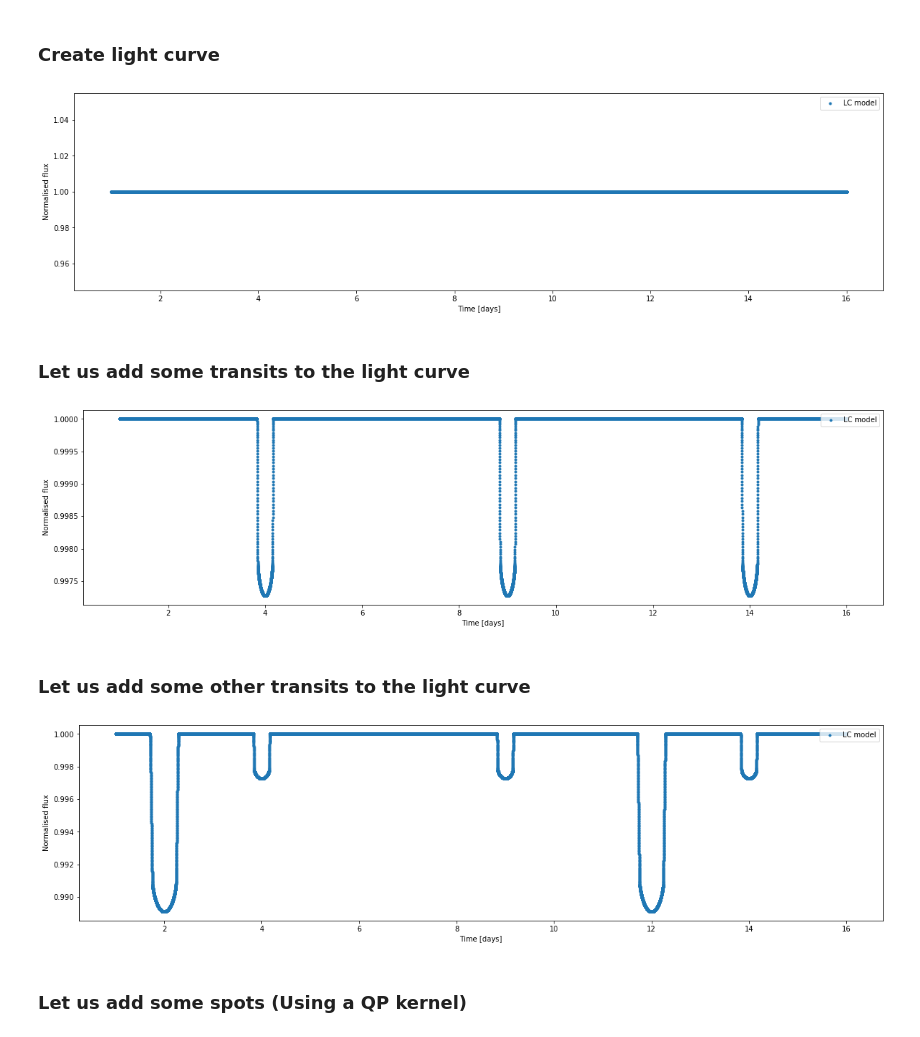
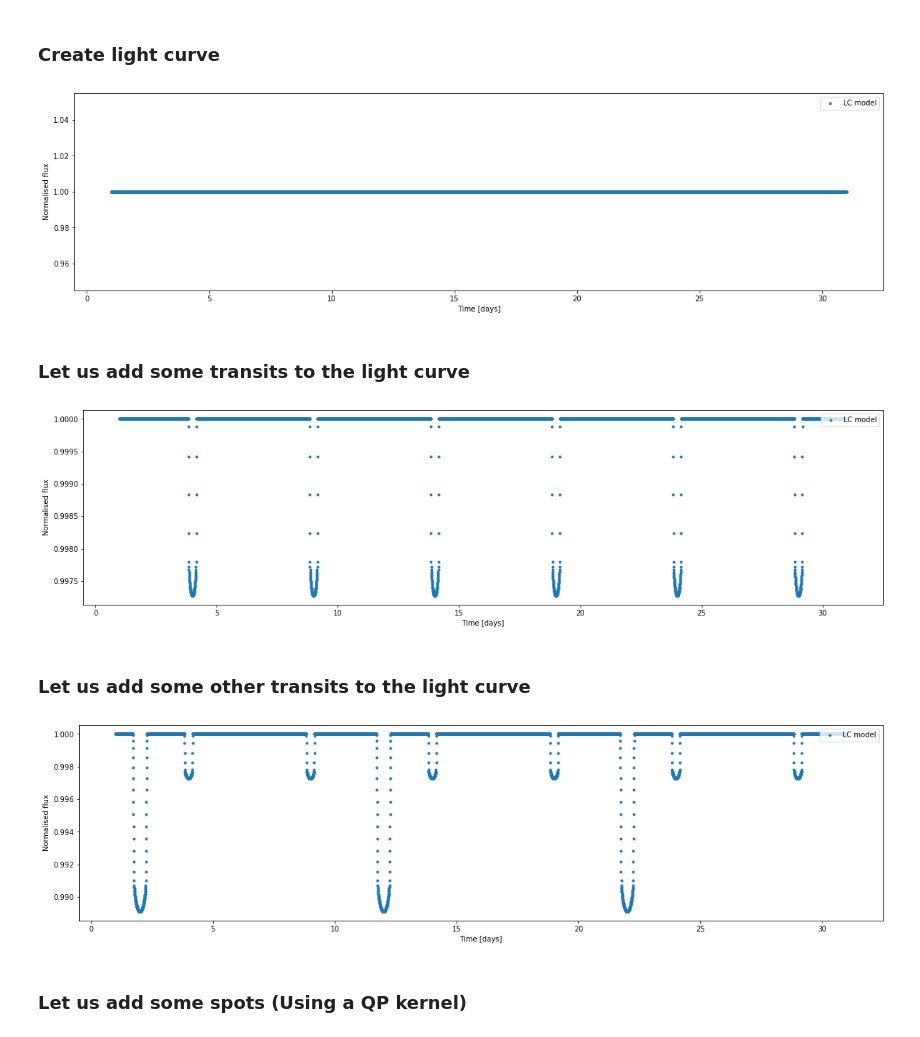
Before and after one commit to oscaribv/citlalicue, a Jupyter notebook: example_light_curves.ipynb, the cells around one changed output. Drawn from its saved outputs; the diff is of its cells as text; code cells hidden in the pictures.

```diff
--- a/example_light_curves.ipynb
+++ b/example_light_curves.ipynb
@@ -19,25 +13,18 @@ from citlalicue import light_curve
 # %% [markdown]
 ### Create light curve
 # %%
-#We need to define a time vector to create the light curve
-#In this case we are going to generate a 90 days light curve with a cadence of 25 secs
-
-#We will create an observation each cadence time
-#cadence = 60/1./24.
-#t = np.linspace(0,90,int(1/cadence))
-
 #start a random seed number
 seed = 28
 np.random.seed(seed)
 
-#Let us create a light curve instance
-lc = light_curve(tmin=1,tmax=16)
+#Let us create a light curve instance with a duration of 30 days and a cadence of 5 min
+lc = light_curve(tmin=1,tmax=31,cadence=5./60./24.)
 
 #as it is now, the lc instance corresponds to the light curve of a uniform disc star
 #let us plot it to see this
 lc.plot(fsx=20,fsy=5)
 # %% [output]
-[figure, old version]
+[figure, new version]
 # %% [markdown]
 ### Let us add some transits to the light curve
 # %%
@@ -67,7 +54,7 @@ lc.add_transits(planet_parameters=planet_parameters,planet_name='b')
 #re-plot the light curve to see the planets
 lc.plot(fsx=20,fsy=5)
 # %% [output]
-[figure, old version]
+[figure, new version]
 # %% [markdown]
 ### Let us add some other transits to the light curve
 # %%
@@ -97,7 +84,7 @@ lc.add_transits(planet_parameters=planet_parameters,planet_name='c')
 #re-plot the light curve to see the planets
 lc.plot(fsx=20,fsy=5)
 # %% [output]
-[figure, old version]
+[figure, new version]
 # %% [markdown]
 ### Let us add some spots (Using a QP kernel)
 # %%
```
Also changed, not shown: parts of 3 cells of this notebook, 1 other file.
